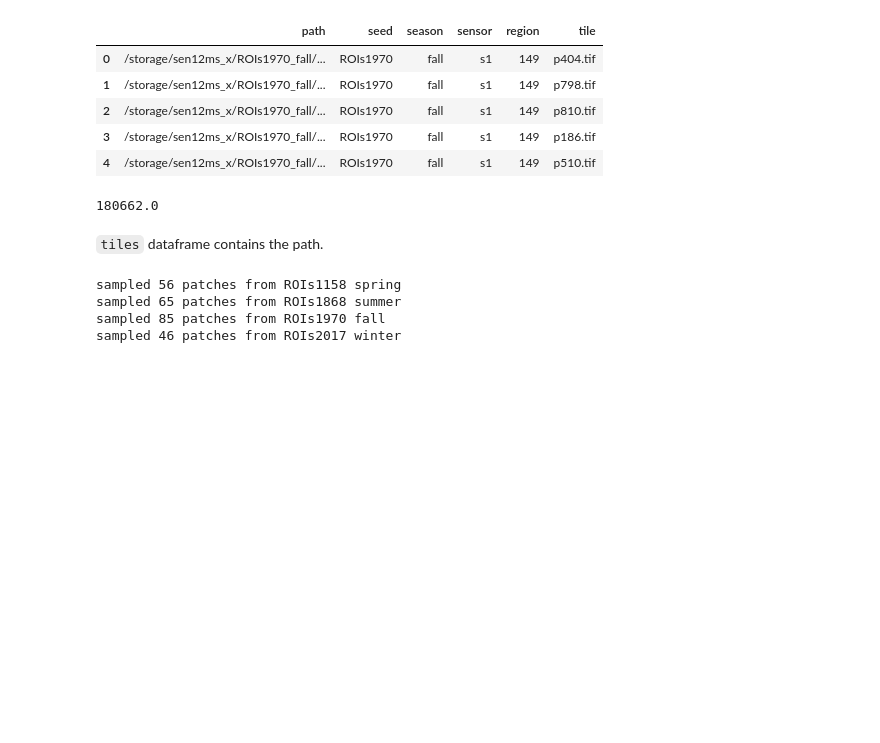
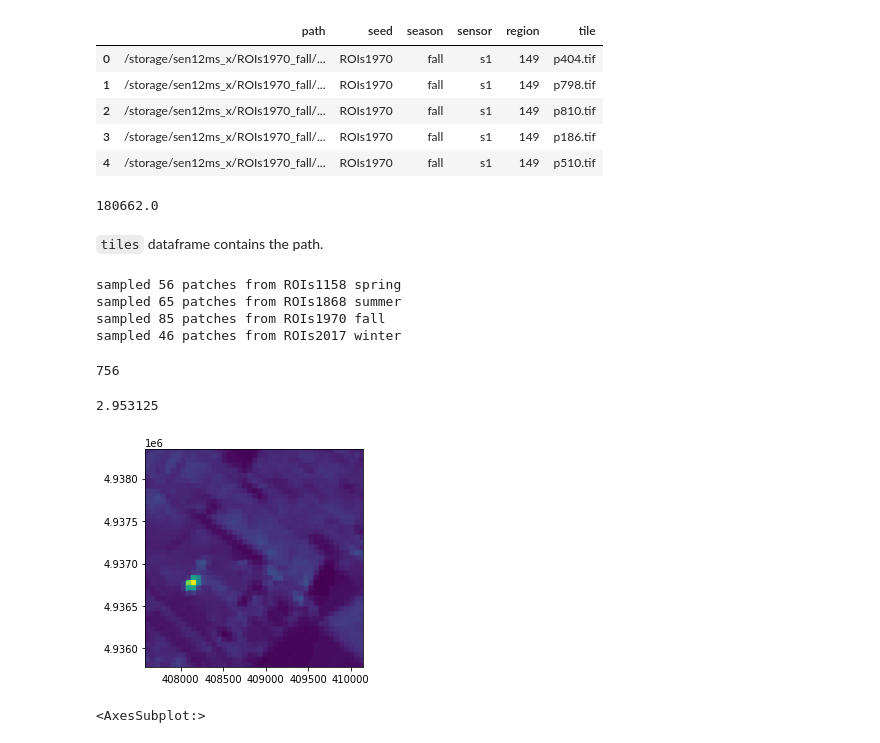
Before and after one commit to Berkeley-Data/hpt, a Jupyter notebook: notebooks/1.1-tg-prepare-subset-sen12ms.ipynb, the cells around one changed output. Cells and saved outputs as stored; diff of their text form; code cells hidden in the pictures; blank space fills up the shorter version.

```diff
--- a/notebooks/1.1-tg-prepare-subset-sen12ms.ipynb
+++ b/notebooks/1.1-tg-prepare-subset-sen12ms.ipynb
@@ -79,3 +85,21 @@ for i in final_df.index:
         print("Unable to copy file. %s" % e)
     except:
         print("Unexpected error:", sys.exc_info())
+# %%
+len(final_df)
+# %% [output]
+756
+# %%
+756 / 256
+# %% [output]
+2.953125
+# %%
+import rasterio
+from rasterio.plot import show
+
+sample = "/scratch/crguest/data/sen12ms_small/p291.tif_spring/ROIs1158_spring_s2_121_p291.tif"
+img = rasterio.open(sample)
+show(img)
+# %% [output]
+[figure, added]
+<AxesSubplot:>
```
Also changed, not shown: parts of 1 cell of this notebook.
